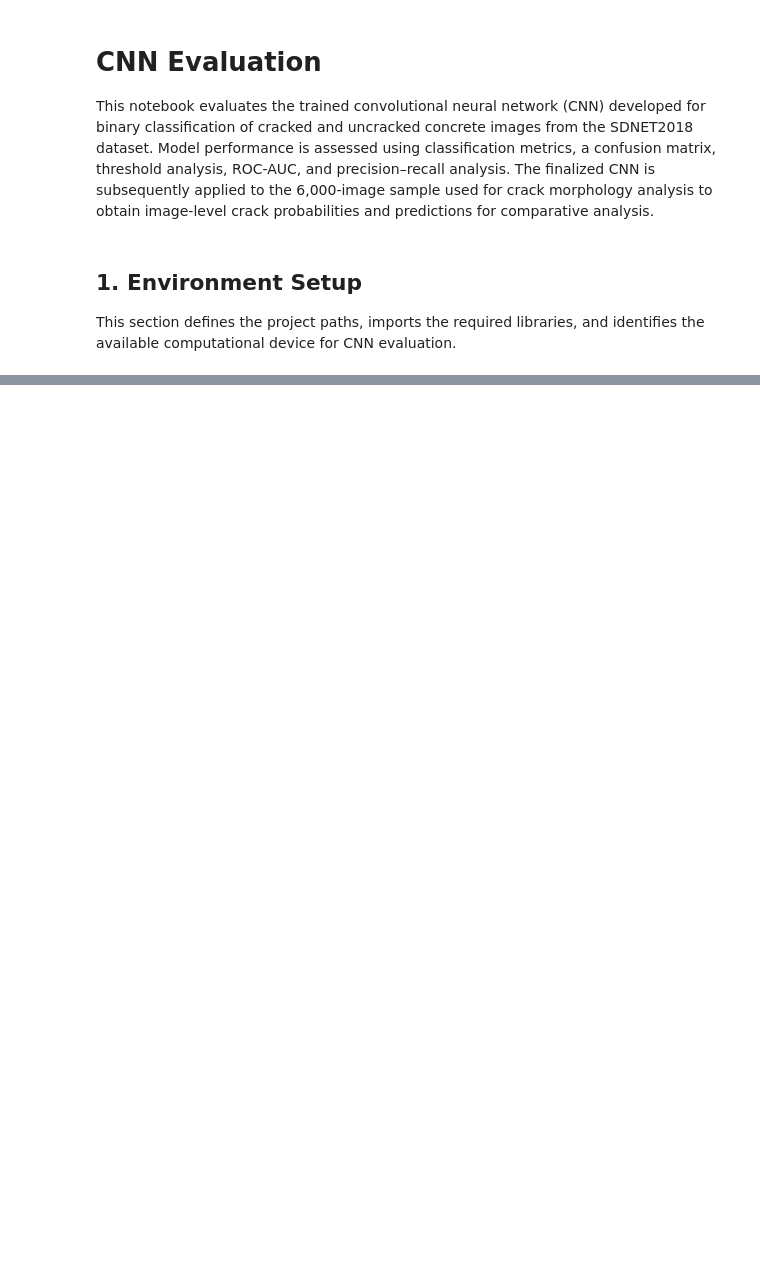
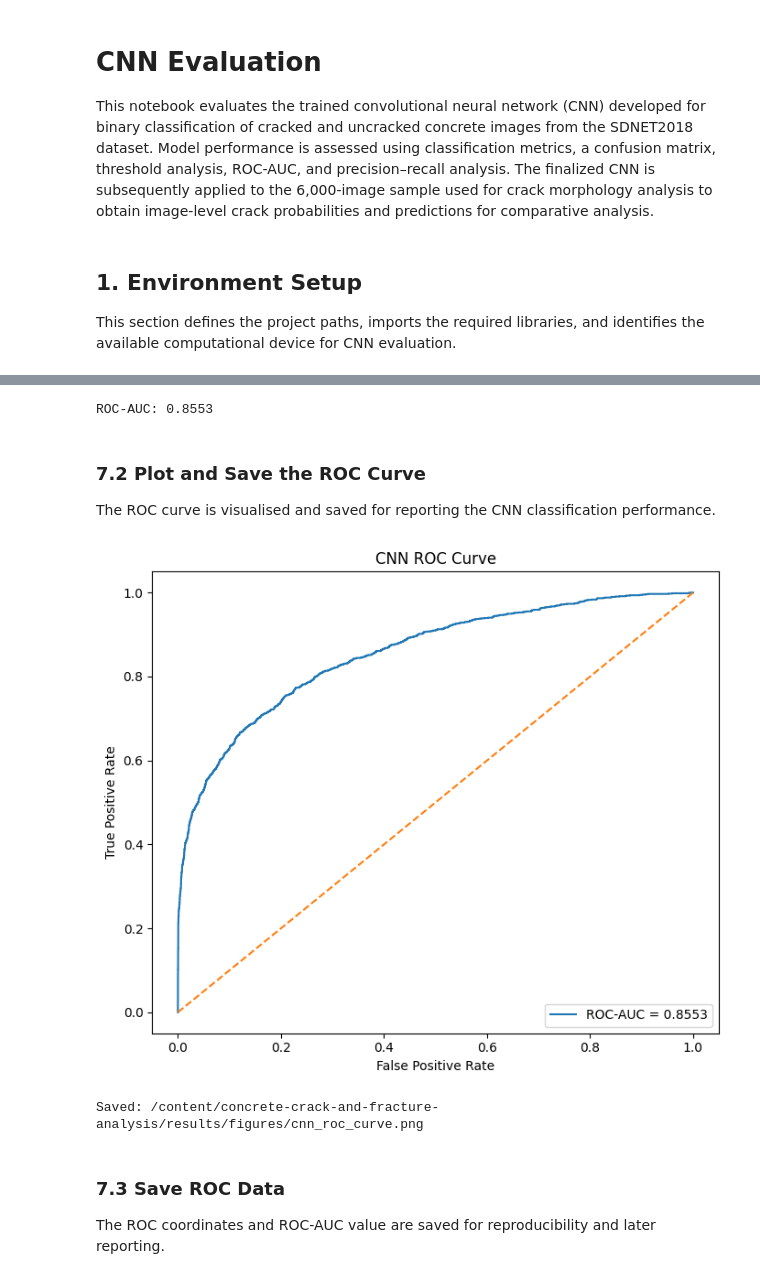
Before and after one commit to yoolmalaak/concrete-crack-and-fracture-analysis, a Jupyter notebook: notebooks/05_cnn_evaluation.ipynb, the cells around one changed output, grey strips where cells are left out. Cells and saved outputs as stored; diff of their text form; code cells hidden in the pictures; blank space fills up the shorter version.

```diff
--- a/notebooks/05_cnn_evaluation.ipynb
+++ b/notebooks/05_cnn_evaluation.ipynb
@@ -43,0 +610,59 @@ Device: cpu
+# %%
+fpr, tpr, thresholds = roc_curve(
+    all_labels,
+    all_probabilities
+)
+
+roc_auc = roc_auc_score(
+    all_labels,
+    all_probabilities
+)
+
+print(f"ROC-AUC: {roc_auc:.4f}")
+# %% [output]
+ROC-AUC: 0.8553
+# %% [markdown]
+### 7.2 Plot and Save the ROC Curve
+
+The ROC curve is visualised and saved for reporting the CNN classification performance.
+# %%
+fig, ax = plt.subplots(figsize=(7, 6))
+
+ax.plot(
+    fpr,
+    tpr,
+    label=f"ROC-AUC = {roc_auc:.4f}"
+)
+
+ax.plot(
+    [0, 1],
+    [0, 1],
+    linestyle="--"
+)
+
+ax.set_xlabel("False Positive Rate")
+ax.set_ylabel("True Positive Rate")
+ax.set_title("CNN ROC Curve")
+ax.legend(loc="lower right")
+
+plt.tight_layout()
+
+roc_figure_path = PROJECT_ROOT / "results" / "figures" / "cnn_roc_curve.png"
+roc_figure_path.parent.mkdir(parents=True, exist_ok=True)
+
+plt.savefig(
+    roc_figure_path,
+    dpi=300,
+    bbox_inches="tight"
+)
+
+plt.show()
+
+print("Saved:", roc_figure_path)
+# %% [output]
+[figure, added]
+Saved: /content/concrete-crack-and-fracture-analysis/results/figures/cnn_roc_curve.png
+# %% [markdown]
+### 7.3 Save ROC Data
+
+The ROC coordinates and ROC-AUC value are saved for reproducibility and later reporting.
```
Also changed, not shown: parts of 62 cells of this notebook.
